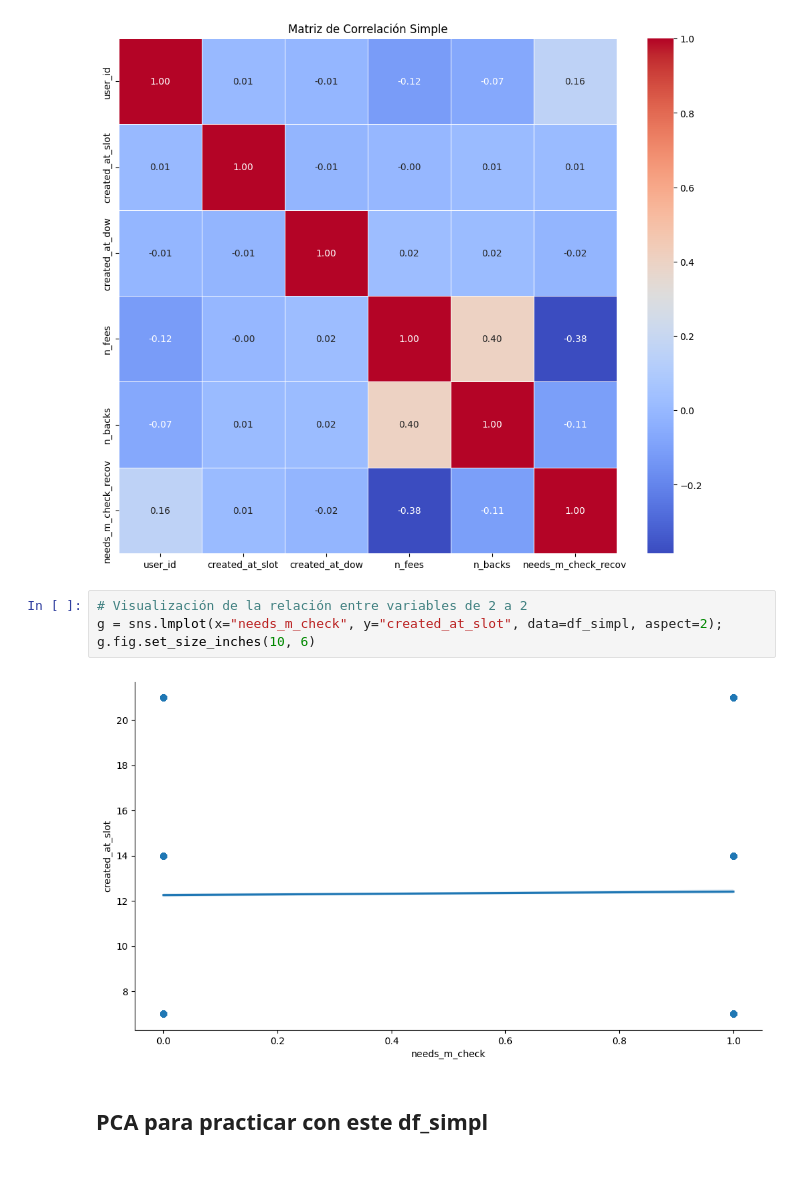
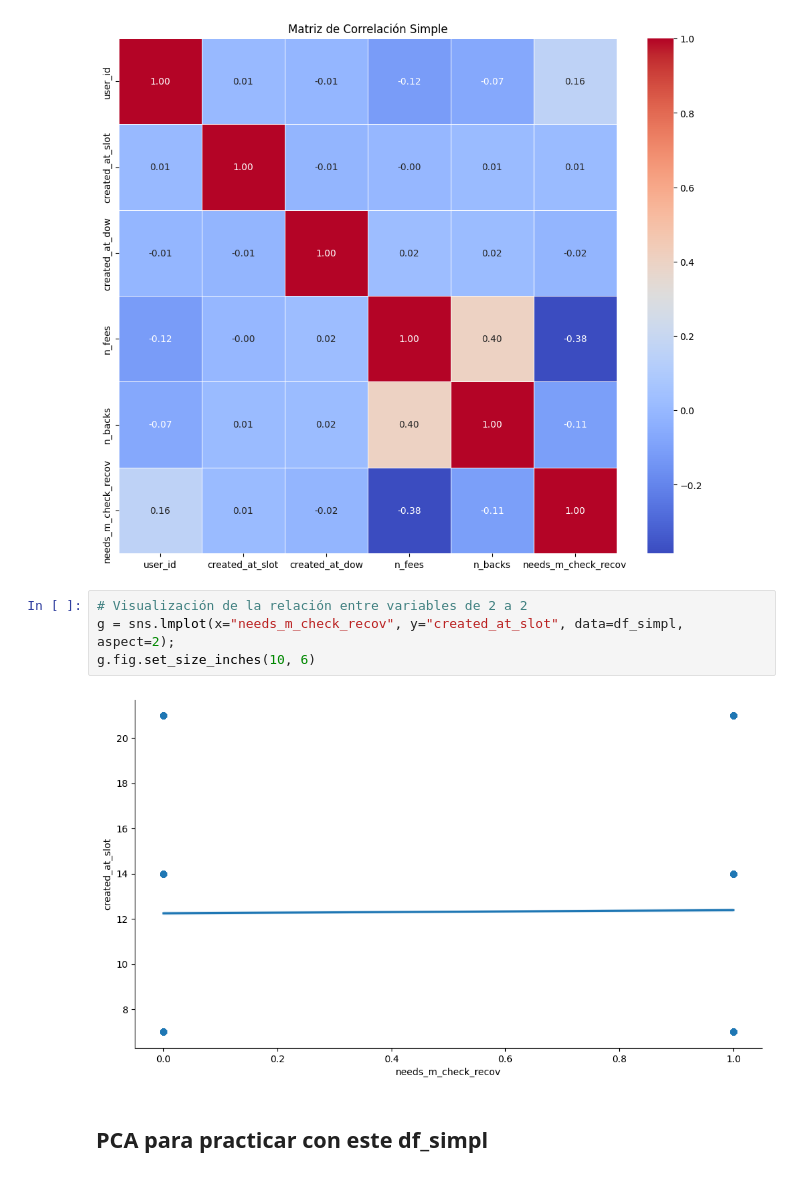
Before and after one commit to Data-Science-Pasta-Loca/ProyectoPastaLoca2, a Jupyter notebook: Alba/modelo.ipynb, the cells around one changed output. Cells and saved outputs as stored; diff of their text form.

Commit message:
pruebas modelo con subcjtos. estudio recovery_Status

```diff
--- a/Alba/modelo.ipynb
+++ b/Alba/modelo.ipynb
@@ -116,10 +116,10 @@ plt.show()
 [figure]
 # %%
 # Visualización de la relación entre variables de 2 a 2
-g = sns.lmplot(x="needs_m_check", y="created_at_slot", data=df_simpl, aspect=2);
+g = sns.lmplot(x="needs_m_check_recov", y="created_at_slot", data=df_simpl, aspect=2);
 g.fig.set_size_inches(10, 6)
 # %% [output]
-[figure, old version]
+[figure, new version]
 # %% [markdown]
 ## PCA para practicar con este df_simpl
 # %%
```
Also changed, not shown: parts of 16 cells of this notebook, 2 other files.
